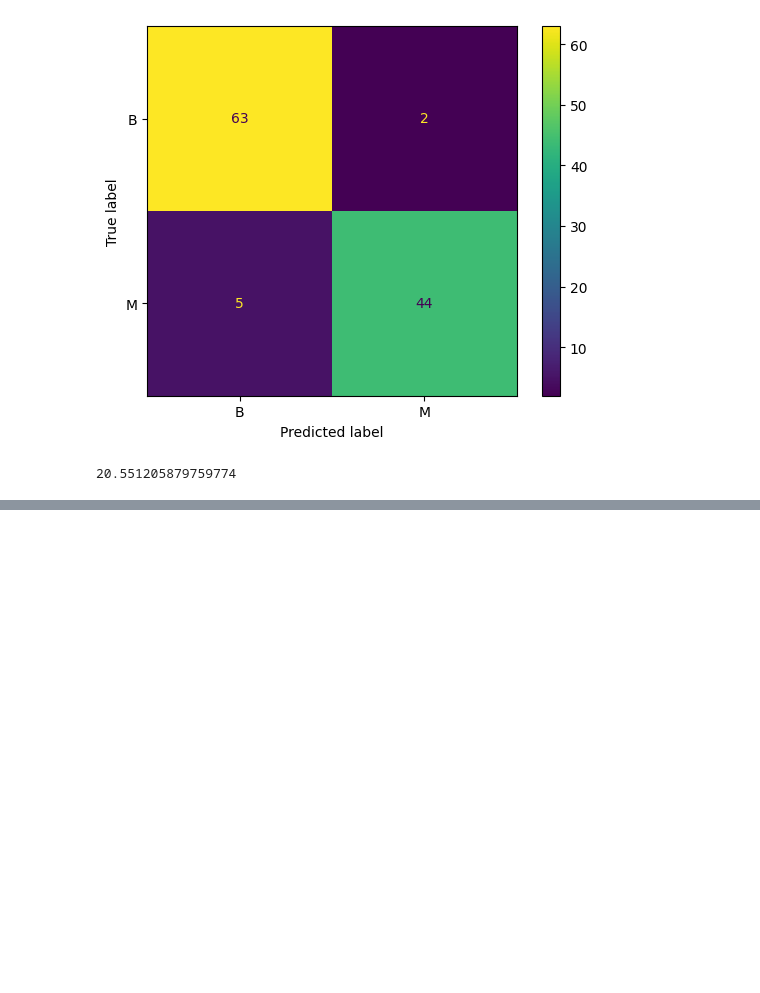
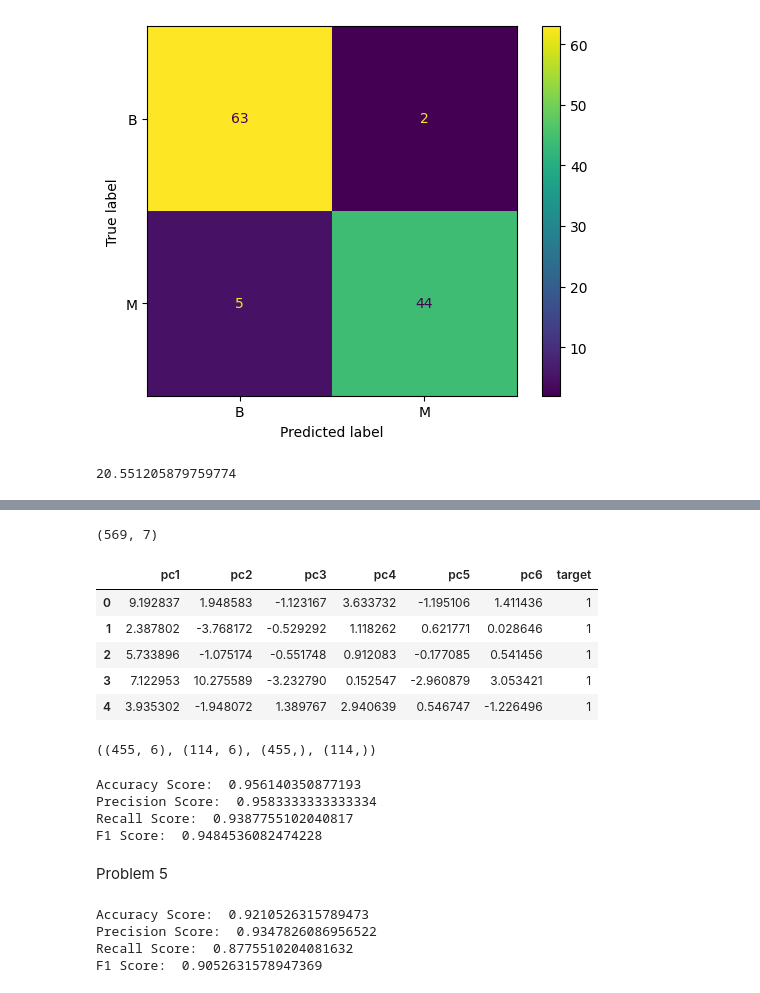
Before and after one commit to Dhanush-adk/machine_learning, a Jupyter notebook: assignment_3/Assignment_3.ipynb, the cells around one changed output, grey strips where cells are left out. Drawn from its saved outputs; the diff is of its cells as text; code cells hidden in the pictures; blank space fills up the shorter version.

```diff
--- a/assignment_3/Assignment_3.ipynb
+++ b/assignment_3/Assignment_3.ipynb
@@ -362,0 +379,4 @@ log_loss(y_test, y_pred_prob)
+# %%
+for i in range(80,100,1):
+    components=pca_components(i/100)
+    print('for the explained variance ratio {},{} these are the number of components that hold the information'.format(i,components))
@@ -362,0 +429,4 @@ log_loss(y_test, y_pred_prob)
+# %%
+principalComponents = pca_opt.fit_transform(X_scaled)
+principalDf = pd.DataFrame(data = principalComponents,columns = ['pc{}'.format(i) for i in range(1,7)])
+principalDf.head()
@@ -362,0 +440,15 @@ log_loss(y_test, y_pred_prob)
+# %%
+principalDf['target'] = y
+# %%
+principalDf.shape
+# %% [output]
+(569, 7)
+# %%
+principalDf.head()
+# %% [output]
+|  | pc1 | pc2 | pc3 | pc4 | pc5 | pc6 | target |
+| 0 | 9.192837 | 1.948583 | -1.123167 | 3.633732 | -1.195106 | 1.411436 | 1 |
+| 1 | 2.387802 | -3.768172 | -0.529292 | 1.118262 | 0.621771 | 0.028646 | 1 |
+| 2 | 5.733896 | -1.075174 | -0.551748 | 0.912083 | -0.177085 | 0.541456 | 1 |
+| 3 | 7.122953 | 10.275589 | -3.232790 | 0.152547 | -2.960879 | 3.053421 | 1 |
+| 4 | 3.935302 | -1.948072 | 1.389767 | 2.940639 | 0.546747 | -1.226496 | 1 |
@@ -362,0 +458,40 @@ log_loss(y_test, y_pred_prob)
+# %%
+np.random.seed(9)
+X_train, X_test, y_train, y_test = train_test_split(X_principal,
+                                                   y_principal,
+                                                   train_size = 0.8,
+                                                   test_size = 0.20,
+                                                   random_state = 100)
+X_train.shape, X_test.shape, y_train.shape, y_test.shape
+# %% [output]
+((455, 6), (114, 6), (455,), (114,))
+# %%
+principal_model_log = LogisticRegression()
+principal_model_log.fit(X_train, y_train)
+principal_model_log.score(X_train, y_train)
+y_pred = principal_model_log.predict(X_test)
+print("Accuracy Score: ", accuracy_score(y_test, y_pred),
+      "\nPrecision Score: ", precision_score(y_test, y_pred),
+      "\nRecall Score: ", recall_score(y_test, y_pred),
+      "\nF1 Score: ", f1_score(y_test, y_pred))
+# %% [output]
+Accuracy Score:  0.956140350877193
+Precision Score:  0.9583333333333334
+Recall Score:  0.9387755102040817
+F1 Score:  0.9484536082474228
+# %% [markdown]
+Problem 5
+# %%
+principal_model_nb = GaussianNB()
+principal_model_nb.fit(X_train, y_train)
+principal_model_nb.score(X_train, y_train)
+y_pred = principal_model_nb.predict(X_test)
+print("Accuracy Score: ", accuracy_score(y_test, y_pred),
+      "\nPrecision Score: ", precision_score(y_test, y_pred),
+      "\nRecall Score: ", recall_score(y_test, y_pred),
+      "\nF1 Score: ", f1_score(y_test, y_pred))
+# %% [output]
+Accuracy Score:  0.9210526315789473
+Precision Score:  0.9347826086956522
+Recall Score:  0.8775510204081632
+F1 Score:  0.9052631578947369
```
Also changed, not shown: parts of 23 cells of this notebook.
